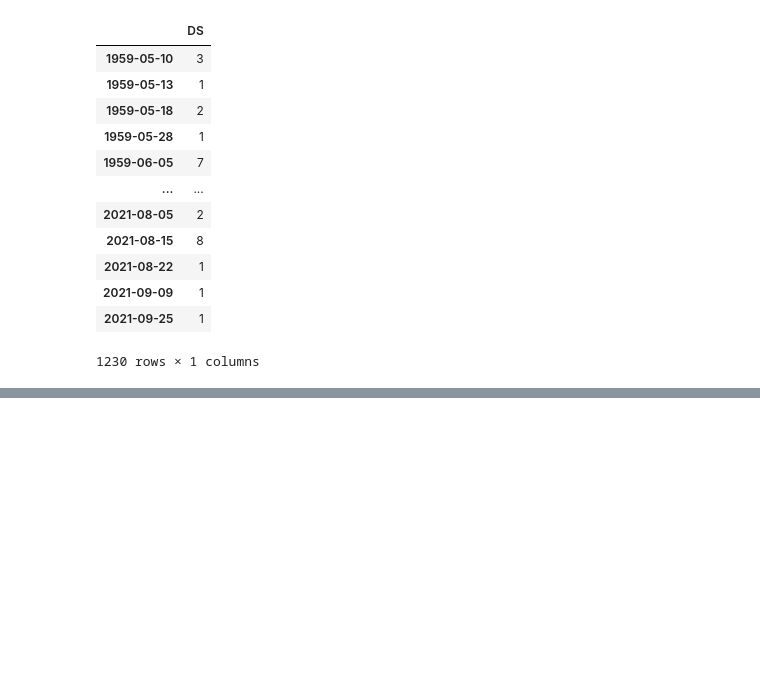
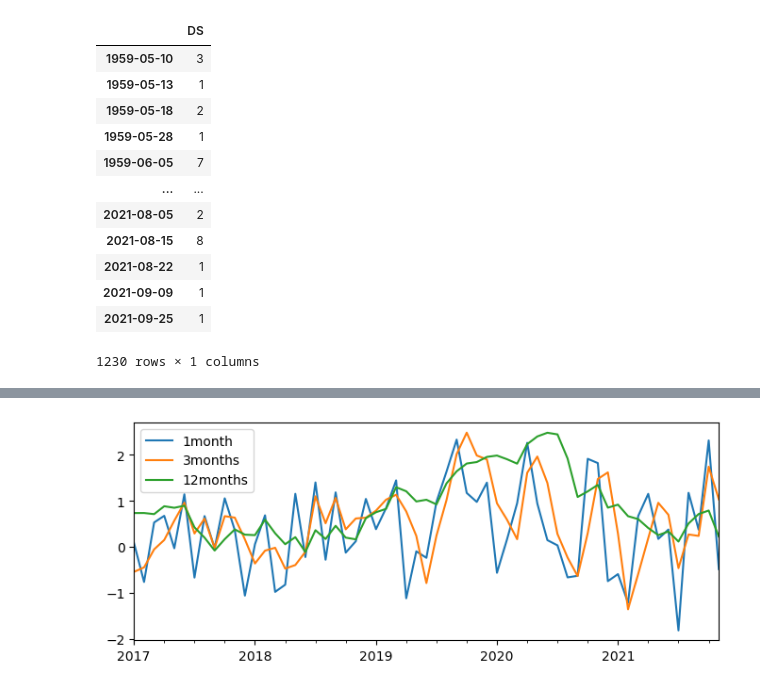
Before and after one commit to Daafip/Volta-burkina-faso, a Jupyter notebook: data/rainfall data volta/Data_hydrologu_BF.ipynb, the cells around one changed output, grey strips where cells are left out. Drawn from its saved outputs; the diff is of its cells as text; code cells hidden in the pictures; blank space fills up the shorter version.

```diff
--- a/data/rainfall data volta/Data_hydrologu_BF.ipynb
+++ b/data/rainfall data volta/Data_hydrologu_BF.ipynb
@@ -345,0 +489,38 @@ ValueError: setting an array element with a sequence.
+# %%
+# compute the spi using function and putting it in a dataframe of the four different locations
+spi_BV = compute_standard_index(BV_pmonth['Pmonth'], index=BV_pmonth['Pmonth'].index.month)
+spi_BV03 = compute_standard_index(BV_pmonth['3month'], index=BV_pmonth['3month'].index.month)
+spi_BV12 = compute_standard_index(BV_pmonth['12month'], index=BV_pmonth['12month'].index.month)
+BV_pmonth['SPI-01'] = spi_BV
+BV_pmonth['spi_BV03'] = spi_BV03
+BV_pmonth['spi_BV12'] = spi_BV12
+
+spi_Mou = compute_standard_index(Mou_pmonth['Pmonth'], index=Mou_pmonth['Pmonth'].index.month)
+spi_Mou03 = compute_standard_index(Mou_pmonth['3month'], index=Mou_pmonth['3month'].index.month)
+spi_Mou12 = compute_standard_index(Mou_pmonth['12month'], index=Mou_pmonth['12month'].index.month)
+Mou_pmonth['SPI-01'] = spi_Mou
+Mou_pmonth['spi_BV03'] = spi_Mou03
+Mou_pmonth['spi_BV12'] = spi_Mou12
+
+spi_Nak = compute_standard_index(Nak_pmonth['Pmonth'], index=Nak_pmonth['Pmonth'].index.month)
+spi_Nak03 = compute_standard_index(Nak_pmonth['3month'], index=Nak_pmonth['3month'].index.month)
+spi_Nak12 = compute_standard_index(Nak_pmonth['12month'], index=Nak_pmonth['12month'].index.month)
+Nak_pmonth['SPI-01'] = spi_Nak
+Nak_pmonth['spi_BV03'] = spi_Nak03
+Nak_pmonth['spi_BV12'] = spi_Nak12
+
+spi_Pen = compute_standard_index(Pen_pmonth['Pmonth'], index=Pen_pmonth['Pmonth'].index.month)
+spi_Pen03 = compute_standard_index(Pen_pmonth['3month'], index=Pen_pmonth['3month'].index.month)
+spi_Pen12 = compute_standard_index(Pen_pmonth['12month'], index=Pen_pmonth['12month'].index.month)
+Pen_pmonth['SPI-01'] = spi_Pen
+Pen_pmonth['spi_BV03'] = spi_Pen03
+Pen_pmonth['spi_BV12'] = spi_Pen12
+# %%
+#plotting only Penjari
+plt.figure(figsize=(8,3))
+Pen_pmonth.loc['2017-01-01':'2021-12-30','SPI-01'].plot(label='1month')
+Pen_pmonth.loc['2017-01-01':'2021-12-30','spi_BV03'].plot(label='3months')
+Pen_pmonth.loc['2017-01-01':'2021-12-30','spi_BV12'].plot(label='12months')
+plt.legend();
+# %% [output]
+[figure, added]
```
Also changed, not shown: parts of 17 cells of this notebook.
